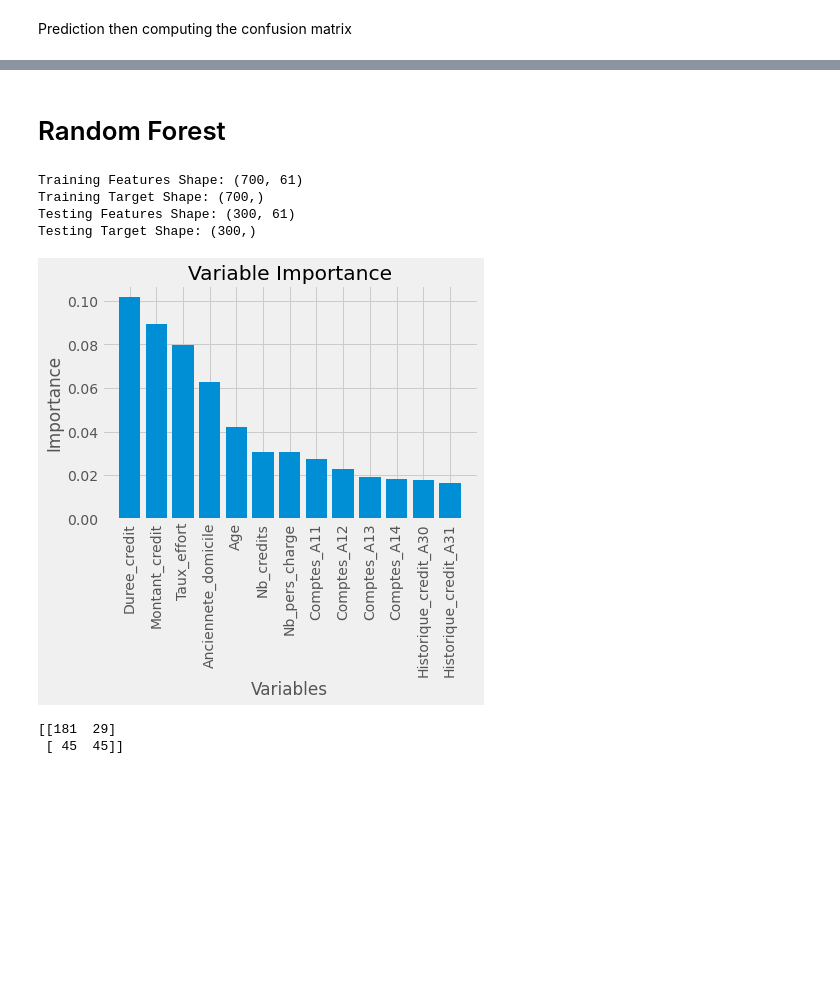
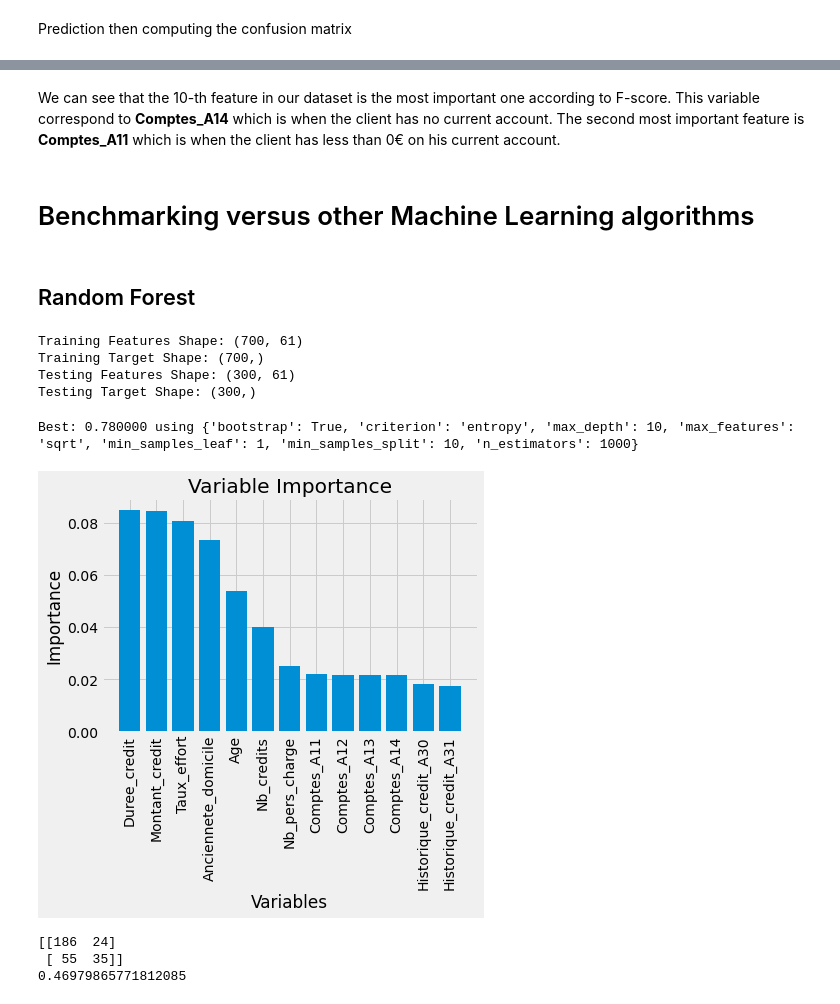
Before and after one commit to loicpalma/MLP_Project, a Jupyter notebook: Neural_Network.ipynb, the cells around one changed output, grey strips where cells are left out. Drawn from its saved outputs; the diff is of its cells as text; code cells hidden in the pictures; blank space fills up the shorter version.

Commit message:
second try

```diff
--- a/Neural_Network.ipynb
+++ b/Neural_Network.ipynb
@@ -145,4 +176,0 @@ tuned_parameters = {'hidden_layer_sizes':[(5,2), (20,2), (50,2), (100,2), (150,2
-# %%
-clf = GridSearchCV(MLPClassifier(), tuned_parameters, cv=5, verbose = True, n_jobs = -1)
-
-clf.fit(X_train, y_train)
@@ -233,5 +176,0 @@ parameter_space = {
-# %%
-from sklearn.model_selection import GridSearchCV
-
-clf = GridSearchCV(mlp, parameter_space, n_jobs=-1, cv=3, verbose = True)
-clf.fit(X_train, y_train)
@@ -466,0 +619,9 @@ round(700/(2*(61+1)),0)
+# %%
+X_indices = np.arange(X_train.shape[-1])
+selector = SelectKBest(f_classif, k=30)
+selector.fit(X_train, y_train)
+scores = -np.log10(selector.pvalues_)
+scores /= scores.max()
+plt.bar(X_indices - .45, scores, width=.2,
+        label=r'Univariate score ($-Log(p_{value})$)', color='darkorange',
+        edgecolor='black')
@@ -467,5 +631,9 @@ round(700/(2*(61+1)),0)
+# %% [markdown]
+We can see that the 10-th feature in our dataset is the most important one according to F-score. This variable correspond to **Comptes_A14** which is when the client has no current account. The second most important feature is **Comptes_A11** which is when the client has less than 0€ on his current account.
+# %% [markdown]
+# Benchmarking versus other Machine Learning algorithms
 # %% [markdown]
-# Random Forest
+## Random Forest
 # %%
 print('Training Features Shape:', X_train.shape)
 print('Training Target Shape:', y_train.shape)
@@ -489,36 +647,66 @@ rf = RandomForestClassifier(n_jobs=2,
+# %%
+%%time
+rf = RandomForestClassifier()
+
+parameters = {
+ 'bootstrap':         [True, False],
+ 'max_depth':         [10, 20, 50, 100],
+ 'max_features':      ['auto', 'sqrt'],
+ 'min_samples_leaf':  [1, 2, 4],
+ 'min_samples_split': [2, 5, 10],
+ 'n_estimators':      [200, 500, 1000],
+ 'criterion':         ['gini', 'entropy']
+}
+
+
+rf_classifier = GridSearchCV(rf, parameters, cv=5, n_jobs = -1)
+rf_classifier = rf_classifier.fit(X_train, y_train)
+
+print("Best: %f using %s" % (rf_classifier.best_score_, rf_classifier.best_params_))
+# %% [output]
+Best: 0.780000 using {'bootstrap': True, 'criterion': 'entropy', 'max_depth': 10, 'max_features': 'sqrt', 'min_samples_leaf': 1, 'min_samples_split': 10, 'n_estimators': 1000}
+# %%
+rf_model = RandomForestClassifier(bootstrap = 'True' ,
+                            max_depth = 10,
+                            max_features = 'sqrt',
+                            min_samples_leaf = 1,
+                            min_samples_split = 10,
+                            n_estimators = 1000,
+                            criterion = 'entropy')
 # %%
-rf.fit(X_train,y_train)
+rf_model.fit(X_train,y_train)
 
 # Use the forest's predict method on the test data
-predictions = rf.predict(X_test)
-predictions_prob = rf.predict_proba(X_test)
+predictions = rf_model.predict(X_test)
+predictions_prob = rf_model.predict_proba(X_test)
 
 # Get numerical feature importances
-importances = sorted(list(rf.feature_importances_),reverse=True)
+importances = sorted(list(rf_model.feature_importances_),reverse=True)
 # List of tuples with variable and importance
 feature_importances = [(feature, round(importance, 2)) for feature, importance in zip(features_list, importances)]
 # Sort the feature importances by most important first
 feature_importances = sorted(feature_importances, key = lambda x: x[1], reverse = True)
 
-import matplotlib.pyplot as plt
-%matplotlib inline
 plt.style.use('fivethirtyeight')
 # list of x locations for plotting
 x_values = list(range(len(importances)))
 # Make a bar chart
 plt.bar(x_values[:13], importances[:13], orientation = 'vertical')
 # Tick labels for x axis
 plt.xticks(x_values[:13], features_list[:13], rotation='vertical')
 # Axis labels and title
 plt.ylabel('Importance'); plt.xlabel('Variables'); plt.title('Variable Importance');
 # %% [output]
-[figure, old version]
+[figure, new version]
 # %%
-y_pred = rf.predict(X_test)
-
+y_pred = rf_model.predict(X_test)
+pscore = metrics.accuracy_score(y_test, y_pred)
+pscore_f1 = metrics.f1_score(y_test, y_pred)
 from sklearn.metrics import recall_score, classification_report, auc, roc_curve
 cm = confusion_matrix(y_test, y_pred)
 print(cm)
+print(pscore_f1)
 # %% [output]
-[[181  29]
- [ 45  45]]
+[[186  24]
+ [ 55  35]]
+0.46979865771812085
```
Also changed, not shown: parts of 103 cells of this notebook, 1 other file.
